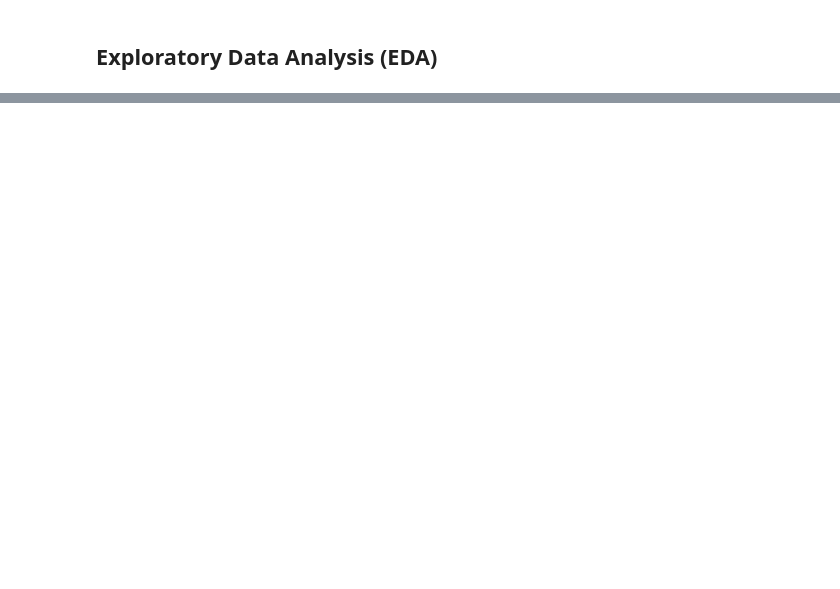
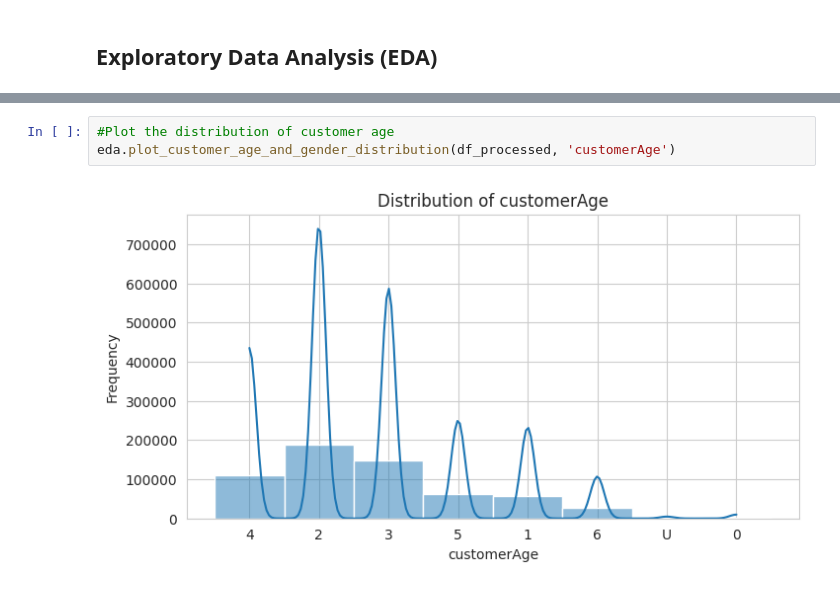
Before and after one commit to 21062872/fraud-detection-rag, a Jupyter notebook: code_files/main.ipynb, the cells around one changed output, grey strips where cells are left out. Drawn from its saved outputs; the diff is of its cells as text; blank space fills up the shorter version.

```diff
--- a/code_files/main.ipynb
+++ b/code_files/main.ipynb
@@ -107,0 +303,5 @@ eda.plot_categorical_distribution('merchantCategory')
+# %%
+#Plot the distribution of customer age
+eda.plot_customer_age_and_gender_distribution(df_processed, 'customerAge')
+# %% [output]
+[figure, added]
```
Also changed, not shown: parts of 13 cells of this notebook.
